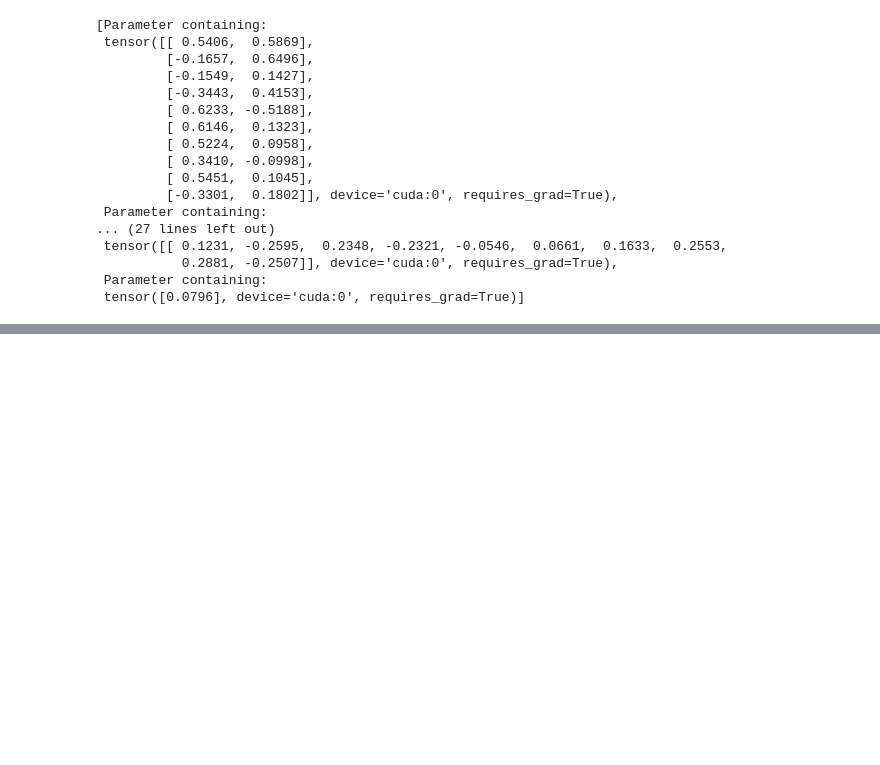
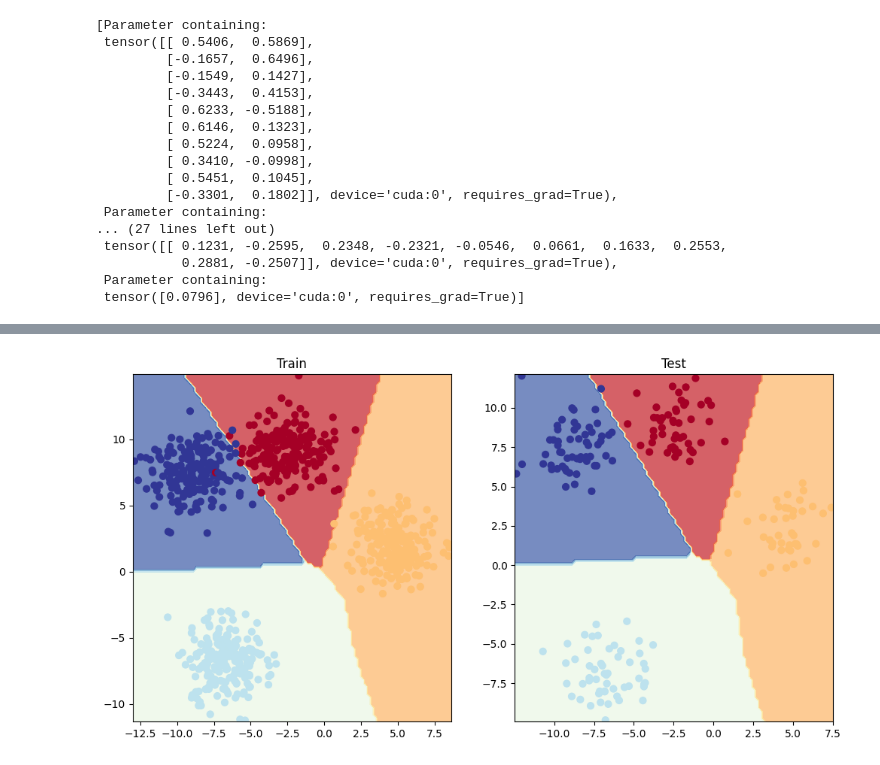
Before and after one commit to Hit07/ML-DL-Torch, a Jupyter notebook: Neural_Network_Classification.ipynb, the cells around one changed output, grey strips where cells are left out. Cells and saved outputs as stored; diff of their text form; code cells hidden in the pictures; blank space fills up the shorter version.

```diff
--- a/Neural_Network_Classification.ipynb
+++ b/Neural_Network_Classification.ipynb
@@ -740,0 +831,4 @@ plt.show()
+# %%
+# Setup loss function and Optimiser
+loss_fn = nn.CrossEntropyLoss()
+optimiser = torch.optim.SGD(params=model_4.parameters(),lr=0.1)
@@ -740,0 +847,6 @@ plt.show()
+# %%
+# Logits
+model_4.eval()
+with torch.inference_mode():
+  y_logits = model_4(X_blob_train)
+y_logits
@@ -740,0 +893,25 @@ plt.show()
+# %%
+# Train loop
+
+torch.manual_seed(42)
+epochs = 900
+
+for epoch in range(epochs):
+  model_4.train()
+  y_logits = model_4(X_blob_train)
+  y_pred = torch.softmax(y_logits,dim=1).argmax(dim=1)
+  loss = loss_fn(y_logits,y_blob_train)
+  acc = accuracy_fn(y_blob_train,y_pred)
+  optimiser.zero_grad()
+  loss.backward()
+  optimiser.step()
+
+  model_4.eval()
+  with torch.inference_mode():
+    test_y_logits = model_4(X_blob_test)
+    test_y_pred = torch.softmax(test_y_logits,dim=1).argmax(dim=1)
+    test_loss = loss_fn(test_y_logits,y_blob_test)
+    test_acc = accuracy_fn(y_blob_test,test_y_pred)
+
+  if epoch % 100 == 0:
+      print(f"Epoch: {epoch} | Loss: {loss:.5f}, Accuracy: {acc:.2f}% | Test loss: {test_loss:.5f}, Test acc: {test_acc:.2f}%")
@@ -740,0 +928,11 @@ plt.show()
+# %%
+plt.figure(figsize=(12, 6))
+plt.subplot(1, 2, 1)
+plt.title("Train")
+plot_decision_boundary(model_4, X_blob_train, y_blob_train)
+plt.subplot(1, 2, 2)
+plt.title("Test")
+plot_decision_boundary(model_4, X_blob_test, y_blob_test)
+plt.show()
+# %% [output]
+[figure, added]
```
Also changed, not shown: parts of 19 cells of this notebook.
